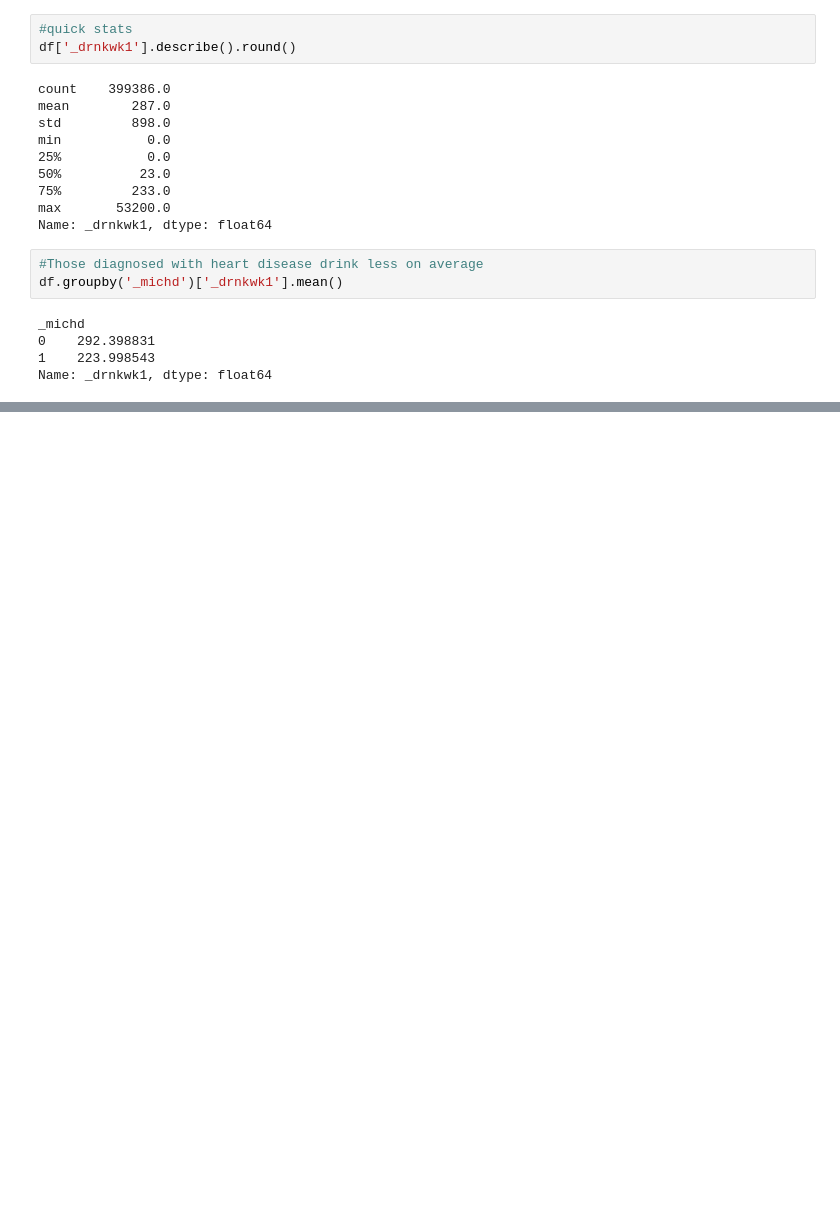
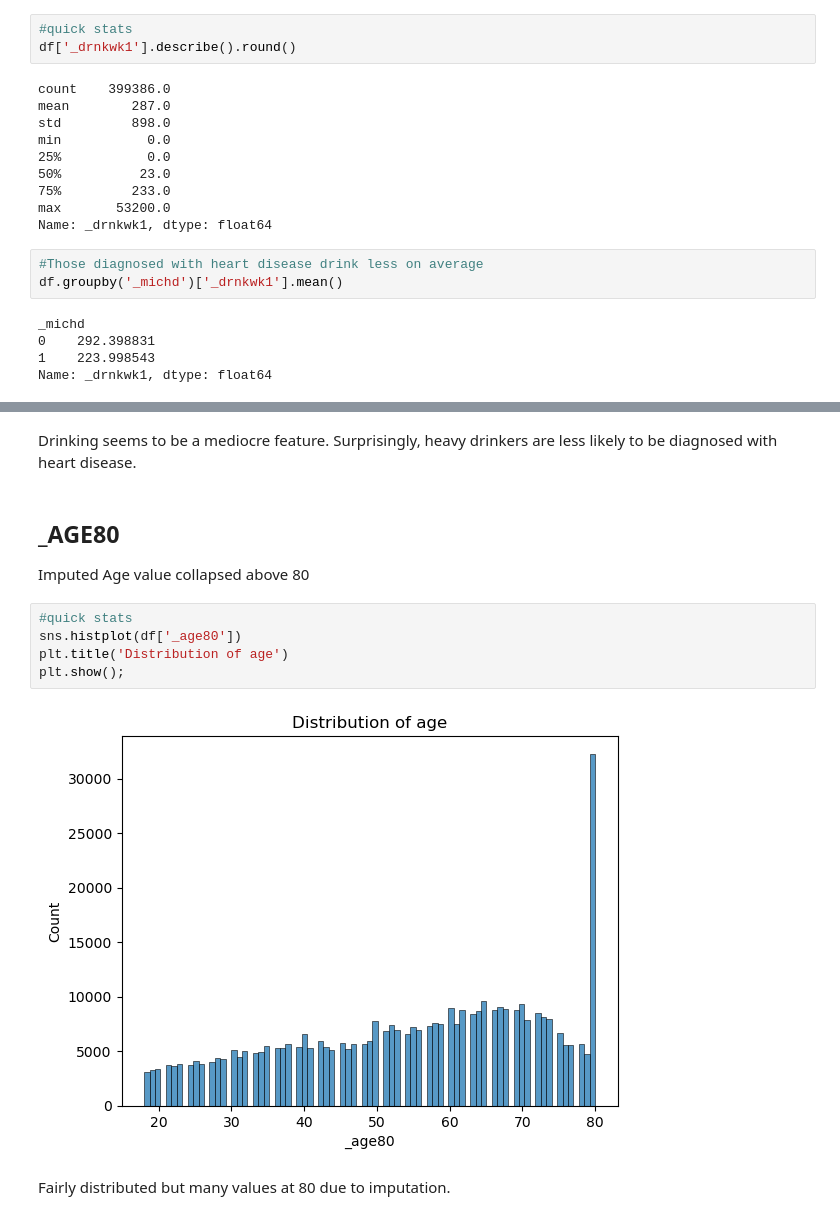
Before and after one commit to blueran21/heart_disease_classification, a Jupyter notebook: code/4_Lucas_EDA.ipynb, the cells around one changed output, grey strips where cells are left out. Drawn from its saved outputs; the diff is of its cells as text; blank space fills up the shorter version.

```diff
--- a/code/4_Lucas_EDA.ipynb
+++ b/code/4_Lucas_EDA.ipynb
@@ -293,0 +322,14 @@ sns.catplot(data= df, y = '_drnkwk1', x = "_michd", kind="box")
+# %% [markdown]
+Drinking seems to be a mediocre feature. Surprisingly, heavy drinkers are less likely to be diagnosed with heart disease.
+# %% [markdown]
+## _AGE80
+Imputed Age value collapsed above 80
+# %%
+#quick stats
+sns.histplot(df['_age80'])
+plt.title('Distribution of age')
+plt.show();
+# %% [output]
+[figure, added]
+# %% [markdown]
+Fairly distributed but many values at 80 due to imputation.
```
Also changed, not shown: parts of 38 cells of this notebook.
